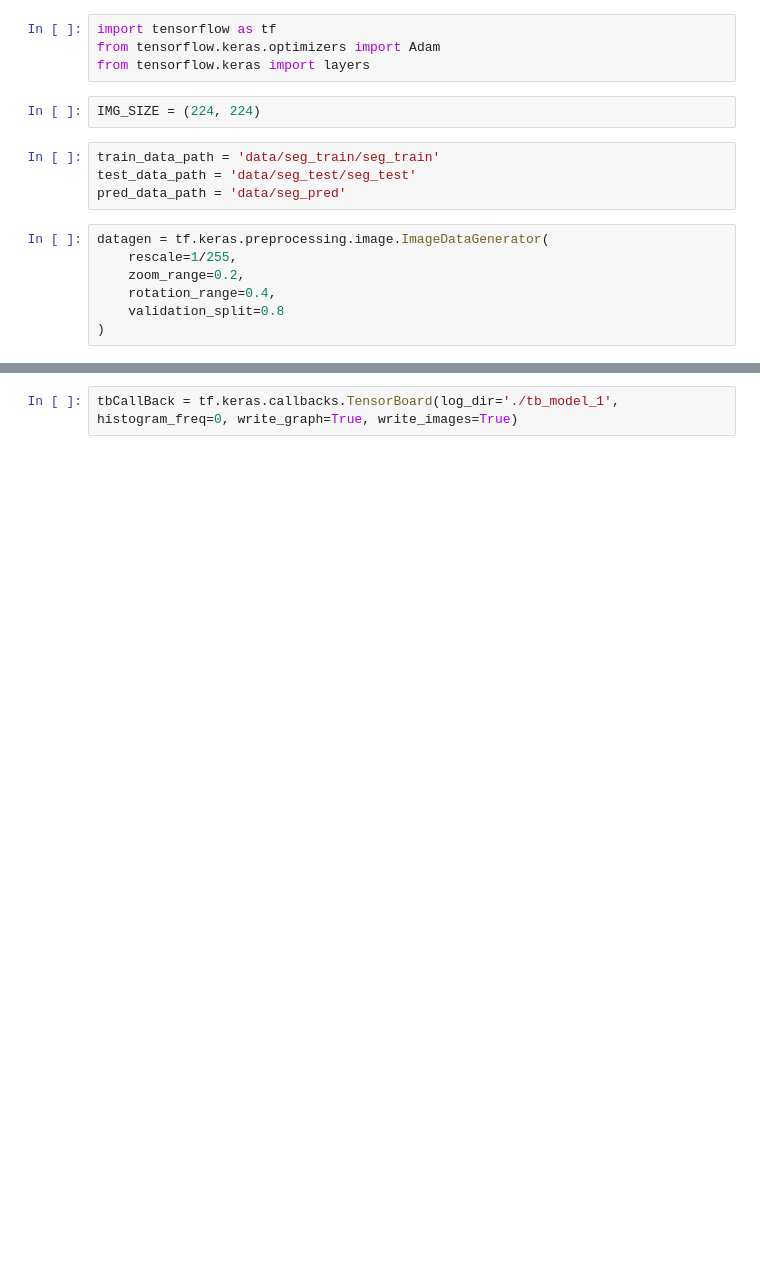
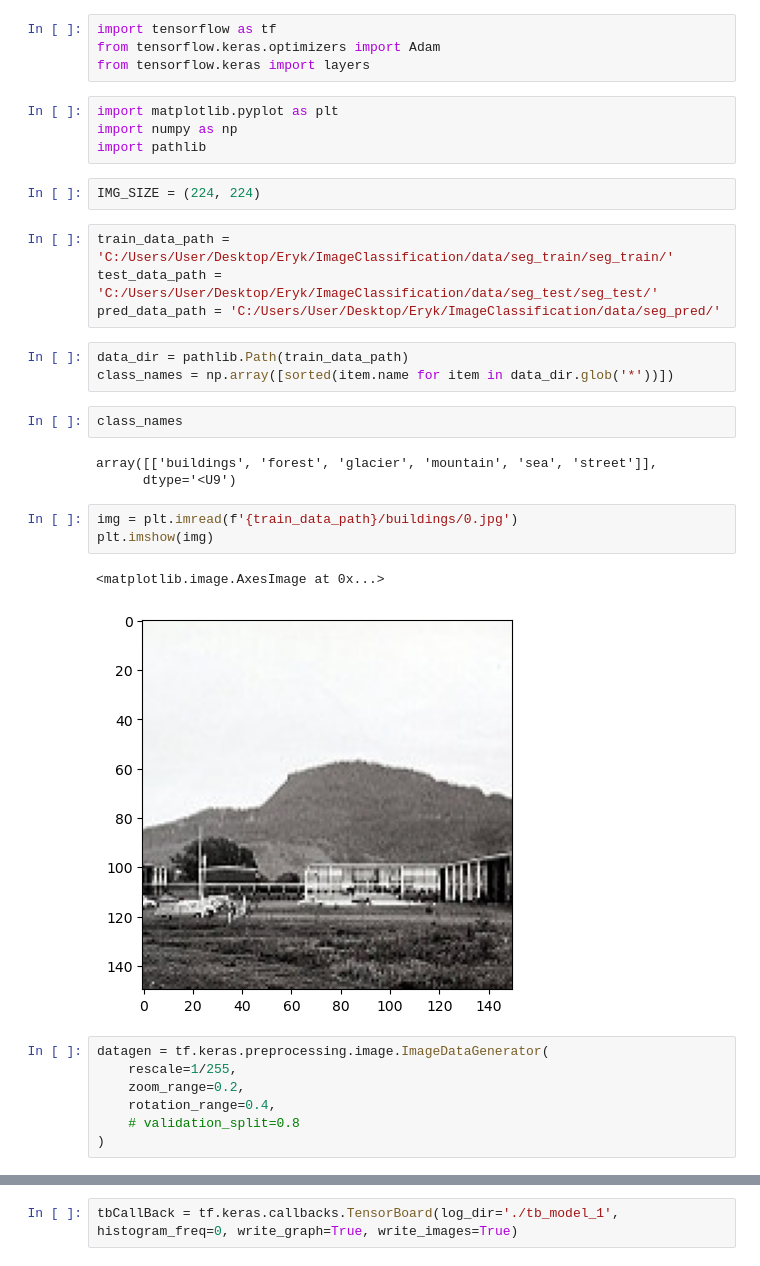
Before and after one commit to Enchiii/ImageClassification, a Jupyter notebook: main.ipynb, the cells around one changed output, grey strips where cells are left out. Saved outputs shown, nothing was run; the diff lists cells and outputs as text; blank space fills up the shorter version.

Commit message:
preprocess data

```diff
--- a/main.ipynb
+++ b/main.ipynb
@@ -2,18 +2,36 @@
 import tensorflow as tf
 from tensorflow.keras.optimizers import Adam
 from tensorflow.keras import layers
+# %%
+import matplotlib.pyplot as plt
+import numpy as np
+import pathlib
 # %%
 IMG_SIZE = (224, 224)
 # %%
-train_data_path = 'data/seg_train/seg_train'
-test_data_path = 'data/seg_test/seg_test'
-pred_data_path = 'data/seg_pred'
+train_data_path = 'C:/Users/User/Desktop/Eryk/ImageClassification/data/seg_train/seg_train/'
+test_data_path = 'C:/Users/User/Desktop/Eryk/ImageClassification/data/seg_test/seg_test/'
+pred_data_path = 'C:/Users/User/Desktop/Eryk/ImageClassification/data/seg_pred/'
+# %%
+data_dir = pathlib.Path(train_data_path)
+class_names = np.array([sorted(item.name for item in data_dir.glob('*'))])
+# %%
+class_names
+# %% [output]
+array([['buildings', 'forest', 'glacier', 'mountain', 'sea', 'street']],
+      dtype='<U9')
+# %%
+img = plt.imread(f'{train_data_path}/buildings/0.jpg')
+plt.imshow(img)
+# %% [output]
+<matplotlib.image.AxesImage at 0x...>
+[figure, added]
 # %%
 datagen = tf.keras.preprocessing.image.ImageDataGenerator(
     rescale=1/255,
     zoom_range=0.2,
     rotation_range=0.4,
-    validation_split=0.8
+    # validation_split=0.8
 )
 # %%
 train_data = datagen.flow_from_directory(
```
Also changed, not shown: parts of 2 cells of this notebook, 1 other file.
